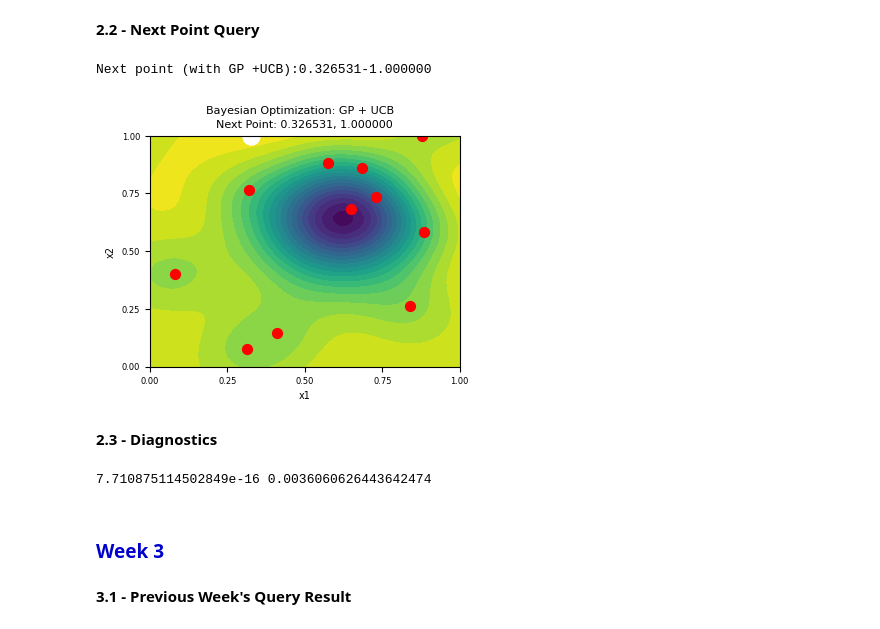
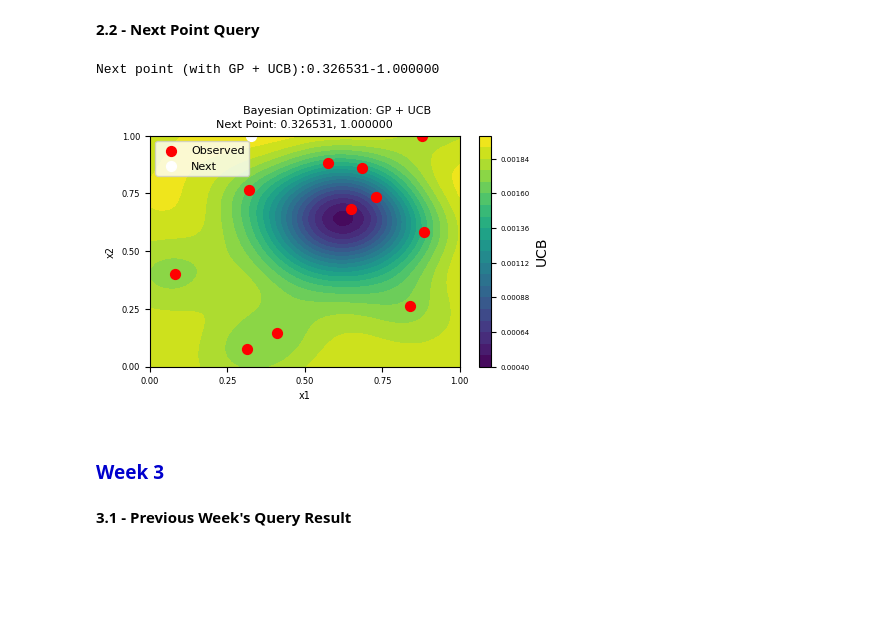
Before and after one commit to hervezogo/Bayesian-Black-Box-Optimisation, a Jupyter notebook: notebooks/Function_1.ipynb, the cells around one changed output. Drawn from its saved outputs; the diff is of its cells as text; code cells hidden in the pictures; blank space fills up the shorter version.

```diff
--- a/notebooks/Function_1.ipynb
+++ b/notebooks/Function_1.ipynb
@@ -28,7 +39,6 @@ warnings.filterwarnings("ignore", category=ConvergenceWarning)
 
 **1.1 - Extraction of Initial Data**
 # %%
-inputs = np.load('Initial Data/function_1/initial_inputs.npy')
-outputs = np.load('Initial Data/function_1/initial_outputs.npy')
-print(inputs.shape, outputs.shape)
+data = load_initial_data(FUNCTION_ID)
+display(data)
 # %% [output]
@@ -36,5 +56,4 @@ print(inputs.shape, outputs.shape)
 # %%
-data = pd.DataFrame(inputs, columns=['x1','x2'])
-data['y'] = outputs
-display(data)
+inputs, outputs = extract(data)
+print(inputs.shape, outputs.shape)
 # %% [output]
@@ -133,10 +111,7 @@ Using the maximum distance to closest points, Geometric Exploration suggests to
 **1.3 - Grid-based distance exploration**
 # %%
 # Candidate points (grid)
-x1 = np.linspace(0,1,50)
-x2 = np.linspace(0,1,50)
-xx1, xx2 = np.meshgrid(x1, x2)
-X_grid = np.vstack([xx1.ravel(), xx2.ravel()]).T
+X_grid = cartesian_grid(dimension=2,points_per_axis=50)
 
 # Compute min distance from each candidate to existing points
 distances = np.min(np.linalg.norm(X_grid[:,None,:] - inputs[None,:,:], axis=2), axis=1)
@@ -260,47 +188,23 @@ Point added!
 # %% [markdown]
 **2.2 - Next Point Query**
 # %%
+# Gaussian Process Surrogate
 kernel = RBF(length_scale=0.2, length_scale_bounds="fixed") + WhiteKernel(noise_level=1e-6)
 gp = GaussianProcessRegressor(kernel=kernel, alpha=1e-10, normalize_y=True)
+gp.fit(inputs, outputs)
+mu, sigma = gp.predict(X_grid, return_std=True)
 
-gp.fit(inputs, outputs)
-y_pred, sigma = gp.predict(X_grid, return_std=True)
-
-# Upper Confidence Bound
-kappa = 1.5
-ucb = y_pred + kappa * sigma
+# Upper Confidence Bound Acquisition
+ucb = upper_confidence_bound(mu, sigma, kappa=1.5)
 index_max = np.argmax(ucb)
 next_point = np.array(X_grid[index_max], float)
-print(f"Next point (with GP +UCB):{next_point[0]:.6f}-{next_point[1]:.6f}")
+print(f"Next point (with GP + UCB):{next_point[0]:.6f}-{next_point[1]:.6f}")
 # %% [output]
-Next point (with GP +UCB):0.326531-1.000000
+Next point (with GP + UCB):0.326531-1.000000
 # %%
-fig, ax = plt.subplots(1, 1,figsize=(4,3))
-
-contour = ax.contourf(xx1, xx2, ucb.reshape(50,50), levels=20, cmap='viridis')
-ax.scatter(inputs[:,0], inputs[:,1], c='red', s=50, label='Observed')
-ax.scatter(next_point[0], next_point[1], c='white', s=150, label='Next')
-
-ax.set_title(f'Next Point: {next_point[0]:.6f}, {next_point[1]:.6f}', fontsize=8)
-ax.set_xticks(np.linspace(0,1,5))
-ax.set_yticks(np.linspace(0,1,5))
-ax.set_xlabel("x1", fontsize=7)
-ax.set_ylabel("x2", fontsize=7)
-ax.tick_params(axis='both', labelsize=6)
-
-fig.suptitle('Bayesian Optimization: GP + UCB', fontsize=8)
-
-plt.show()
+plot_acquisition_2d(X_grid, ucb, data, next_point, "UCB")
 # %% [output]
-[figure, old version]
+[figure, new version]
-# %% [markdown]
-**2.3 - Diagnostics**
-# %%
-best = outputs.max()
-field = outputs.max() - outputs.min()
-print(best, field)
-# %% [output]
-7.710875114502849e-16 0.0036060626443642474
 # %% [markdown]
 <h1 style="color:#0000CD;font-size:19px;"">Week 3</h1>
 
```
Also changed, not shown: parts of 48 cells of this notebook.
